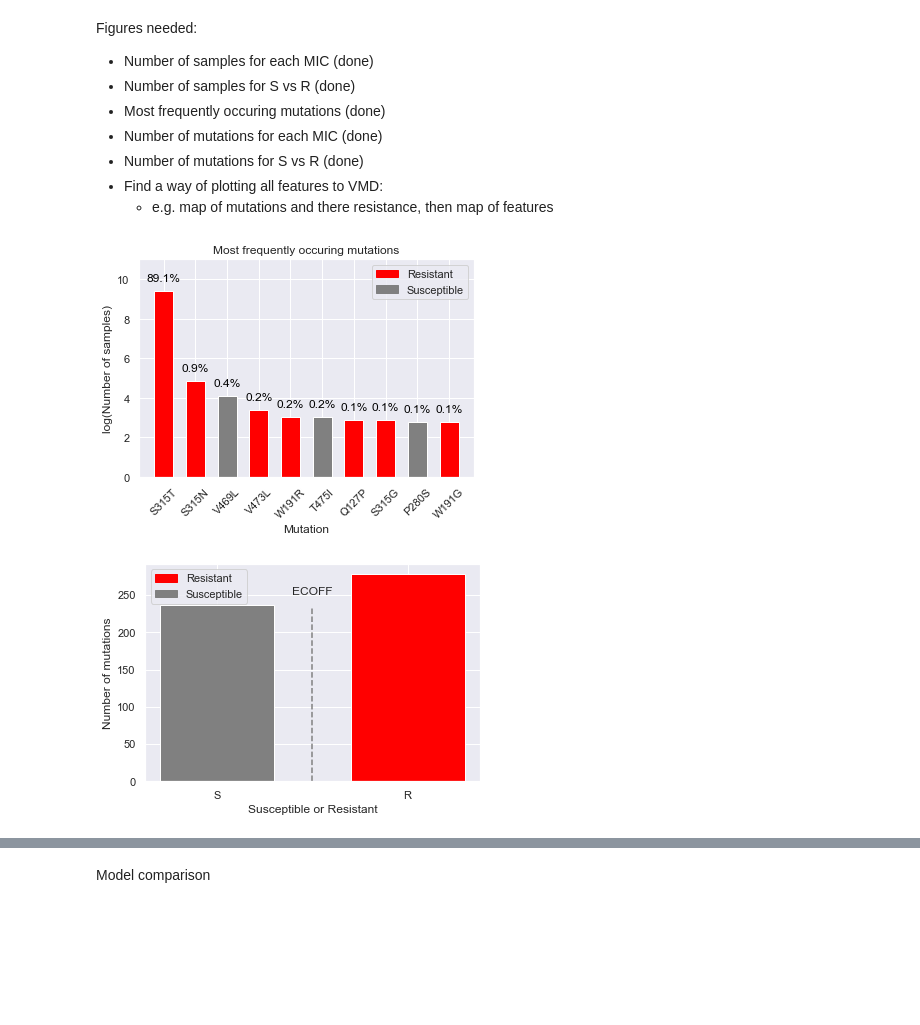
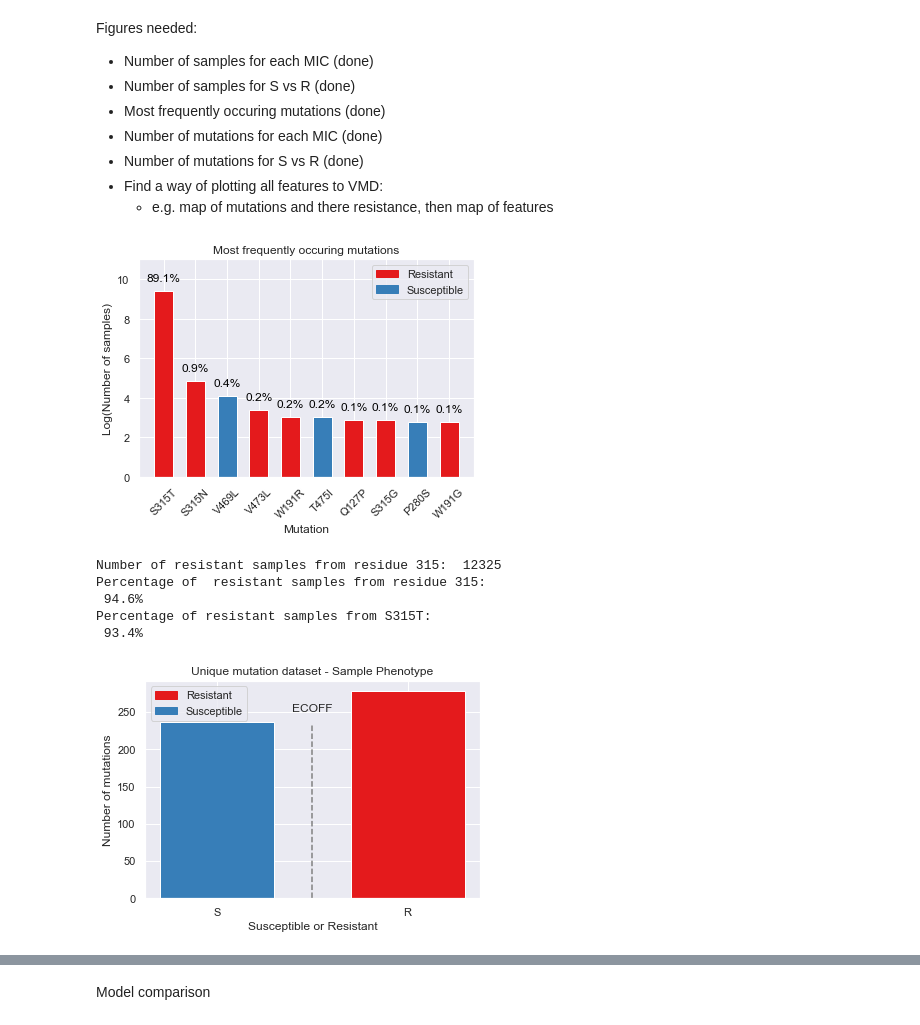
Before and after one commit to fowler-lab/Inh_resistance, a Jupyter notebook: Figures_df_analysis.ipynb, the cells around one changed output, grey strips where cells are left out. Cells and saved outputs as stored; diff of their text form; code cells hidden in the pictures; blank space fills up the shorter version.

```diff
--- a/Figures_df_analysis.ipynb
+++ b/Figures_df_analysis.ipynb
@@ -68,18 +102,20 @@ for i in x_values:
 clrs = []
 for i in x_values:
     if i in ('<=0.025','0.05','0.1'):
-        clrs.append('grey')
+        clrs.append('C1')
     else:
-        clrs.append('red')
+        clrs.append('C0')
 
-colors = {'Resistant':'red', 'Susceptible':'grey'}
+colors = {'Resistant':'C0', 'Susceptible':'C1'}
 labels = list(colors.keys())
 handles = [plt.Rectangle((0,0),1,1, color=colors[label]) for label in labels]
 plt.legend(handles, labels)
 plt.bar(x_values, y_values, color=clrs, width=.6)
 plt.ylabel('Number of samples')
 plt.xlabel('MIC (mg/L)')
-plt.axvline(x=2.5, ymax=0.8, color ='grey', label = 'ECOFF', linestyle ='--')
-plt.text(2.5,2600,'ECOFF', horizontalalignment = 'center')
+plt.axvline(x=2, ymax=0.5, color ='grey', label = 'ECOFF', linestyle ='--')
+plt.text(2,1700,'ECOFF', horizontalalignment = 'center')
+plt.title('Full dataset - Sample MIC')
+plt.savefig('figures/full_sample_MIC.png')
 plt.show()
 # %% [output]
@@ -110,18 +146,18 @@ for i in x_values:
 clrs = []
 for i in RvsS:
     if i == 0:
-        clrs.append('red')
+        clrs.append('C0')
     else:
-        clrs.append('grey')
+        clrs.append('C1')
 
-colors = {'Resistant':'red', 'Susceptible':'grey'}
+colors = {'Resistant':'C0', 'Susceptible':'C1'}
 labels = list(colors.keys())
 handles = [plt.Rectangle((0,0),1,1, color=colors[label]) for label in labels]
 
 plt.bar(x_values, y_values, color=clrs, width=.6)
 plt.title('Most frequently occuring mutations')
 plt.legend(handles, labels)
-plt.ylabel('log(Number of samples)')
+plt.ylabel('Log(Number of samples)')
 plt.xlabel('Mutation')
 plt.xticks(rotation = 45)
 for i, v in enumerate(freq_mutations_df.MUTATION):
@@ -129,9 +165,29 @@ for i, v in enumerate(freq_mutations_df.MUTATION):
     percentage = "{:.1%}".format(percent)
     plt.text( i,np.log(v)+.5, str(percentage), color='black', ha='center')
 plt.ylim(0, 11)
+plt.savefig('figures/frequent_mutations.png', bbox_inches='tight')
 plt.show()
 # %% [output]
-[figure, old version]
+[figure, new version]
+# %%
+resistant_samples = ML_data[ML_data['MUT_RESISTANCE'] == 0]
+resid = []
+for i in resistant_samples['MUTATION']:
+    a = i[1:]
+    b = a[:-1]
+    resid.append(b)
+print('Number of resistant samples from residue 315: ',resid.count('315'))
+print('Percentage of  resistant samples from residue 315: \n',\
+     "{:.1%}".format((resid.count('315'))/len(resid)))
+print('Percentage of resistant samples from S315T: \n',\
+     '{:.1%}'.format((len(resistant_samples[resistant_samples['MUTATION'] == 'S315T']))/\
+                     len(resistant_samples['MUTATION'])))
+# %% [output]
+Number of resistant samples from residue 315:  12325
+Percentage of  resistant samples from residue 315:
+ 94.6%
+Percentage of resistant samples from S315T:
+ 93.4%
 # %%
 def remove_duplicate_mutations(data):
 
@@ -141,31 +197,33 @@ def remove_duplicate_mutations(data):
 # %%
 # bar chart showing number of mutations for susceptible vs resistant
 unique_muts = remove_duplicate_mutations(ML_data)
 x_values, y_values = ['S','R'],[]
 for i in [1,0]:
     if i == 1:
         y_values.append((unique_muts['RESISTANCE'] == i).sum())
     else:
         y_values.append((unique_muts['RESISTANCE'] == i).sum())
 clrs = []
 for i in x_values:
     if i == 'S':
-        clrs.append('grey')
+        clrs.append('C1')
     else:
-        clrs.append('red')
+        clrs.append('C0')
 
-colors = {'Resistant':'red', 'Susceptible':'grey'}
+colors = {'Resistant':'C0', 'Susceptible':'C1'}
 labels = list(colors.keys())
 handles = [plt.Rectangle((0,0),1,1, color=colors[label]) for label in labels]
 plt.legend(handles, labels)
 plt.bar(x_values, y_values, color=clrs, width=.6)
 plt.ylabel('Number of mutations')
 plt.xlabel('Susceptible or Resistant')
 plt.axvline(x=0.5, ymax=0.8, color ='grey', label = 'ECOFF', linestyle ='--')
 plt.text(0.5,250,'ECOFF', horizontalalignment = 'center')
+plt.title('Unique mutation dataset - Sample Phenotype')
+plt.savefig('figures/unique_sample_phenotype.png')
 plt.show()
 # %% [output]
-[figure, old version]
+[figure, new version]
 # %%
 def remove_duplicate_mutations_MIC(data1):
 
```
Also changed, not shown: parts of 30 cells of this notebook, 10 other files.
